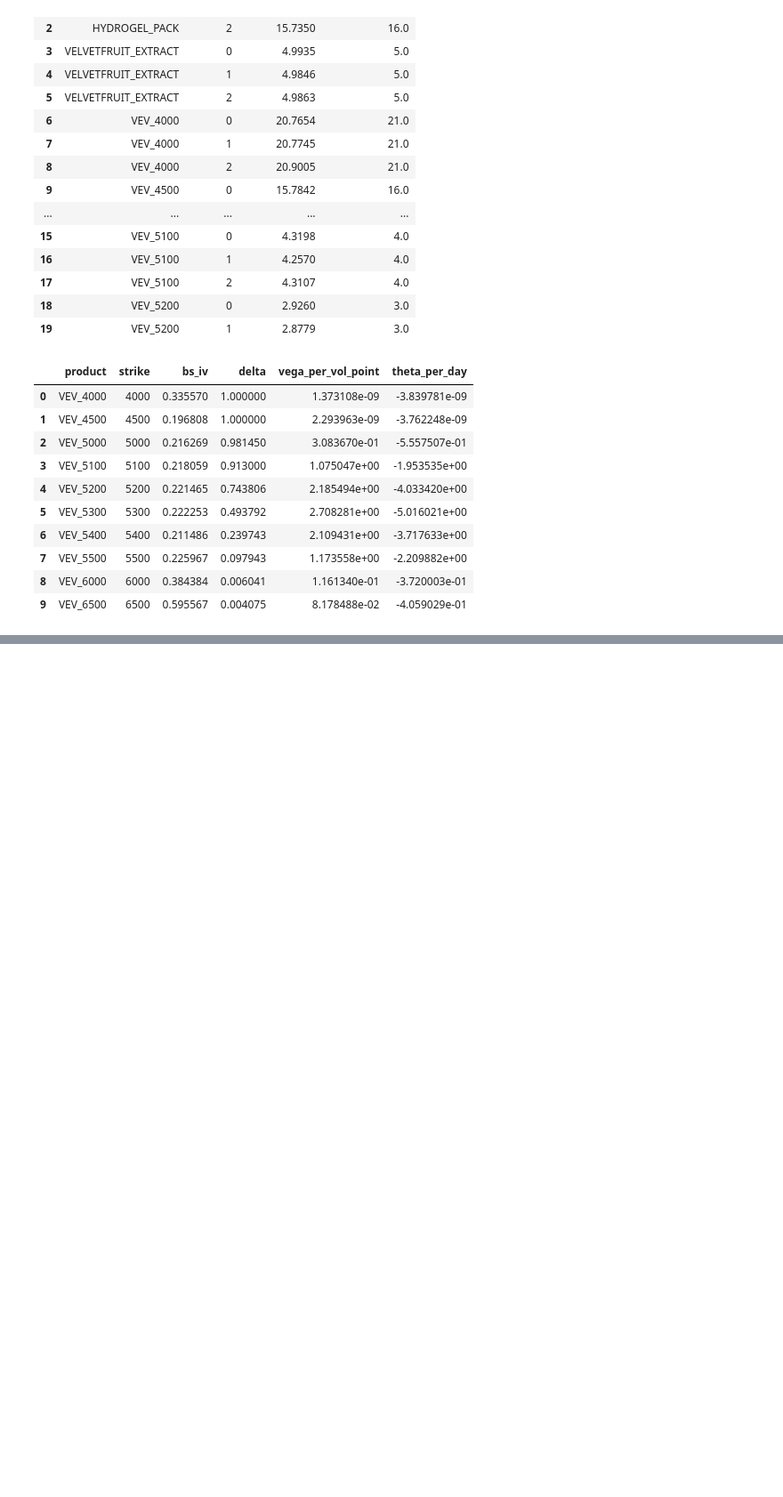
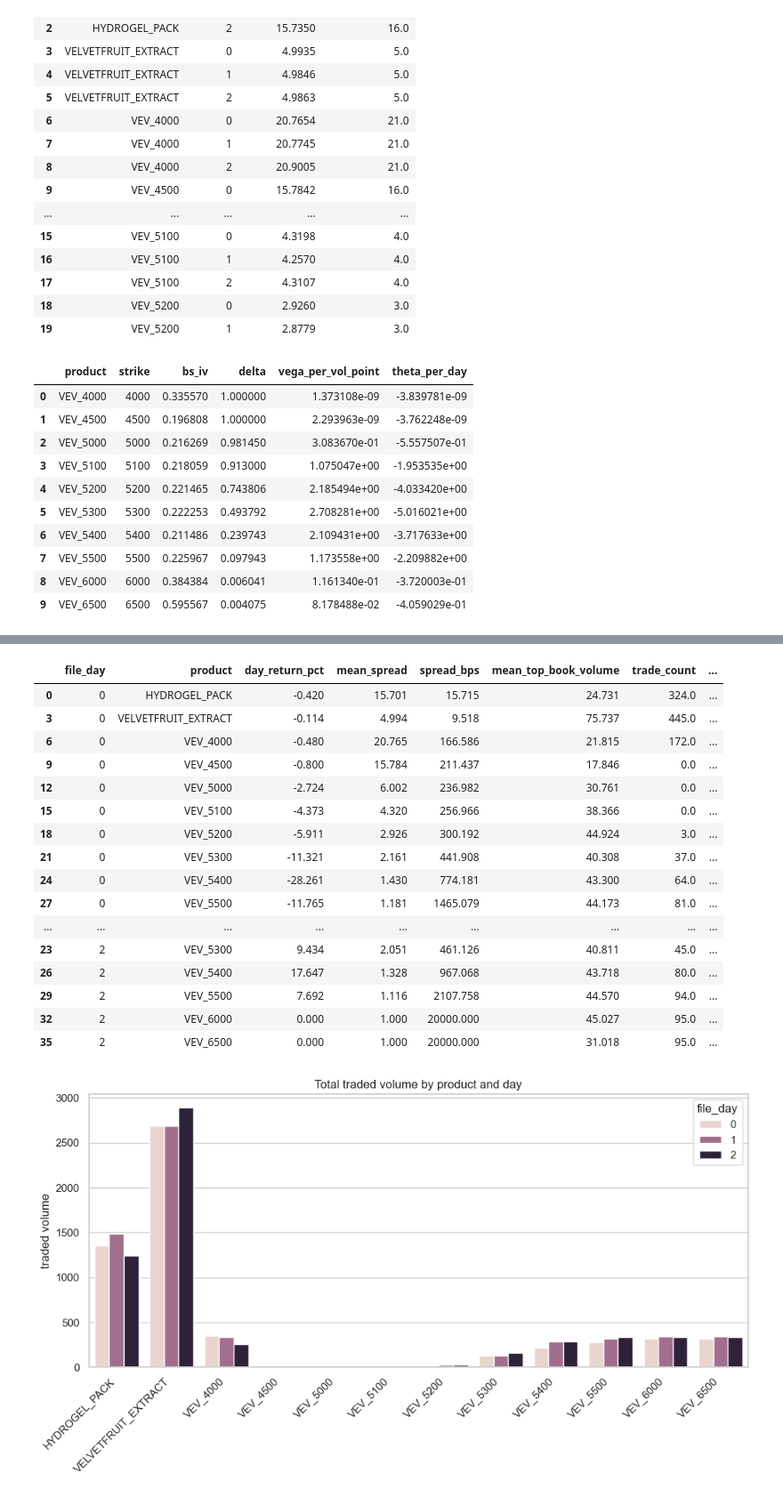
Before and after one commit to Pedro105/Prosperity4, a Jupyter notebook: Data_Exploration/EDA_round3.ipynb, the cells around one changed output, grey strips where cells are left out. Shown at 89% size. Drawn from its saved outputs; the diff is of its cells as text; code cells hidden in the pictures; blank space fills up the shorter version.

Commit message:
update round 3 exploration and trader iteration
Capture the latest round 3 notebook work and add the v2 trader implementation so the branch reflects the current research setup.

Made-with: Cursor

```diff
--- a/Data_Exploration/EDA_round3.ipynb
+++ b/Data_Exploration/EDA_round3.ipynb
@@ -925,0 +1022,78 @@ No strike/day buckets breached the >2% threshold. Closest candidates are shown i
+# %%
+price_summary = (
+    pattern_prices.groupby(["product", "file_day"], as_index=False)
+    .agg(
+        first_mid=("mid_price", "first"),
+        last_mid=("mid_price", "last"),
+        mean_mid=("mid_price", "mean"),
+        mid_std=("mid_price", "std"),
+        mean_spread=("spread", "mean"),
+        median_spread=("spread", "median"),
+        mean_top_book_volume=("top_book_volume", "mean"),
+    )
+)
+price_summary["day_return_pct"] = 100 * (price_summary["last_mid"] / price_summary["first_mid"] - 1)
+price_summary["spread_bps"] = 10_000 * price_summary["mean_spread"] / price_summary["mean_mid"]
+
+trade_summary = (
+    pattern_trades.groupby(["symbol", "file_day"], as_index=False)
+    .agg(trade_count=("price", "size"), traded_volume=("quantity", "sum"), avg_trade_size=("quantity", "mean"))
+    .rename(columns={"symbol": "product"})
+)
+
+tradability = price_summary.merge(trade_summary, on=["product", "file_day"], how="left")
+tradability[["trade_count", "traded_volume", "avg_trade_size"]] = tradability[
+    ["trade_count", "traded_volume", "avg_trade_size"]
+].fillna(0)
+
+tradability = tradability.sort_values(["file_day", "product"])
+display(
+    tradability[
+        [
+            "file_day",
+            "product",
+            "day_return_pct",
+            "mean_spread",
+            "spread_bps",
+            "mean_top_book_volume",
+            "trade_count",
+            "traded_volume",
+            "avg_trade_size",
+        ]
+    ].round(3)
+)
+
+plt.figure(figsize=(12, 5))
+sns.barplot(data=tradability, x="product", y="traded_volume", hue="file_day")
+plt.xticks(rotation=45, ha="right")
+plt.title("Total traded volume by product and day")
+plt.ylabel("traded volume")
+plt.xlabel("")
+plt.show()
+
+plt.figure(figsize=(12, 5))
+sns.barplot(data=tradability, x="product", y="mean_spread", hue="file_day")
+plt.xticks(rotation=45, ha="right")
+plt.title("Average top-of-book spread by product and day")
+plt.ylabel("mean spread")
+plt.xlabel("")
+plt.show()
+# %% [output]
+|  | file_day | product | day_return_pct | mean_spread | spread_bps | mean_top_book_volume | trade_count | ... |
+| 0 | 0 | HYDROGEL_PACK | -0.420 | 15.701 | 15.715 | 24.731 | 324.0 | ... |
+| 3 | 0 | VELVETFRUIT_EXTRACT | -0.114 | 4.994 | 9.518 | 75.737 | 445.0 | ... |
+| 6 | 0 | VEV_4000 | -0.480 | 20.765 | 166.586 | 21.815 | 172.0 | ... |
+| 9 | 0 | VEV_4500 | -0.800 | 15.784 | 211.437 | 17.846 | 0.0 | ... |
+| 12 | 0 | VEV_5000 | -2.724 | 6.002 | 236.982 | 30.761 | 0.0 | ... |
+| 15 | 0 | VEV_5100 | -4.373 | 4.320 | 256.966 | 38.366 | 0.0 | ... |
+| 18 | 0 | VEV_5200 | -5.911 | 2.926 | 300.192 | 44.924 | 3.0 | ... |
+| 21 | 0 | VEV_5300 | -11.321 | 2.161 | 441.908 | 40.308 | 37.0 | ... |
+| 24 | 0 | VEV_5400 | -28.261 | 1.430 | 774.181 | 43.300 | 64.0 | ... |
+| 27 | 0 | VEV_5500 | -11.765 | 1.181 | 1465.079 | 44.173 | 81.0 | ... |
+| ... | ... | ... | ... | ... | ... | ... | ... | ... |
+| 23 | 2 | VEV_5300 | 9.434 | 2.051 | 461.126 | 40.811 | 45.0 | ... |
+| 26 | 2 | VEV_5400 | 17.647 | 1.328 | 967.068 | 43.718 | 80.0 | ... |
+| 29 | 2 | VEV_5500 | 7.692 | 1.116 | 2107.758 | 44.570 | 94.0 | ... |
+| 32 | 2 | VEV_6000 | 0.000 | 1.000 | 20000.000 | 45.027 | 95.0 | ... |
+| 35 | 2 | VEV_6500 | 0.000 | 1.000 | 20000.000 | 31.018 | 95.0 | ... |
+[figure, added]
```
Also changed, not shown: parts of 13 cells of this notebook, 2 other files.
